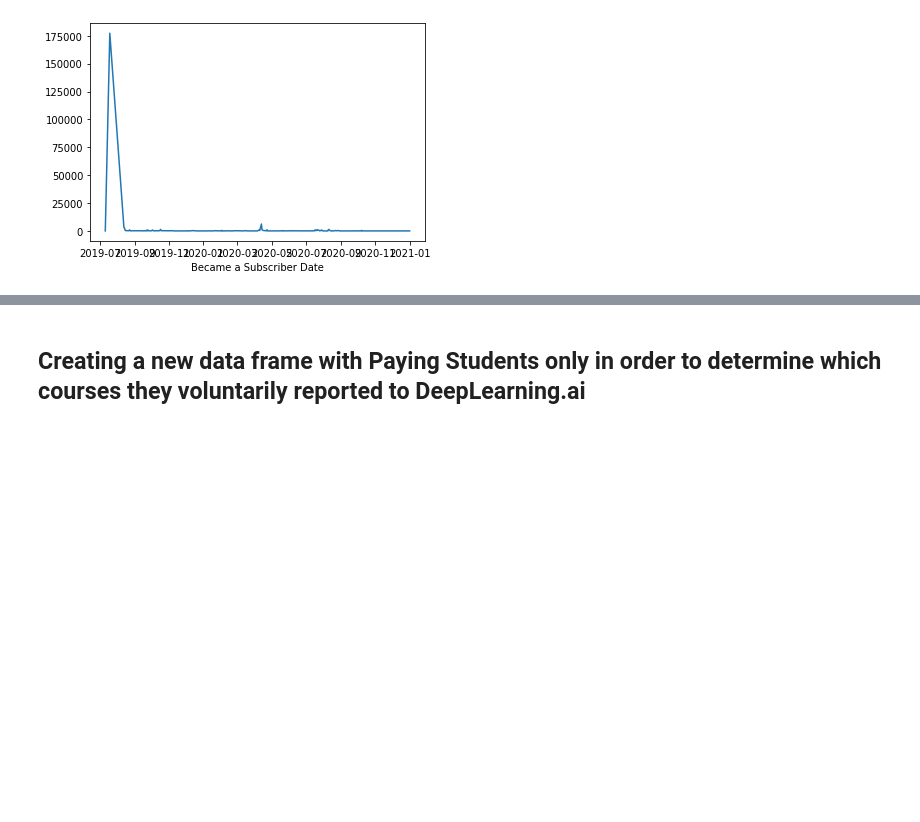
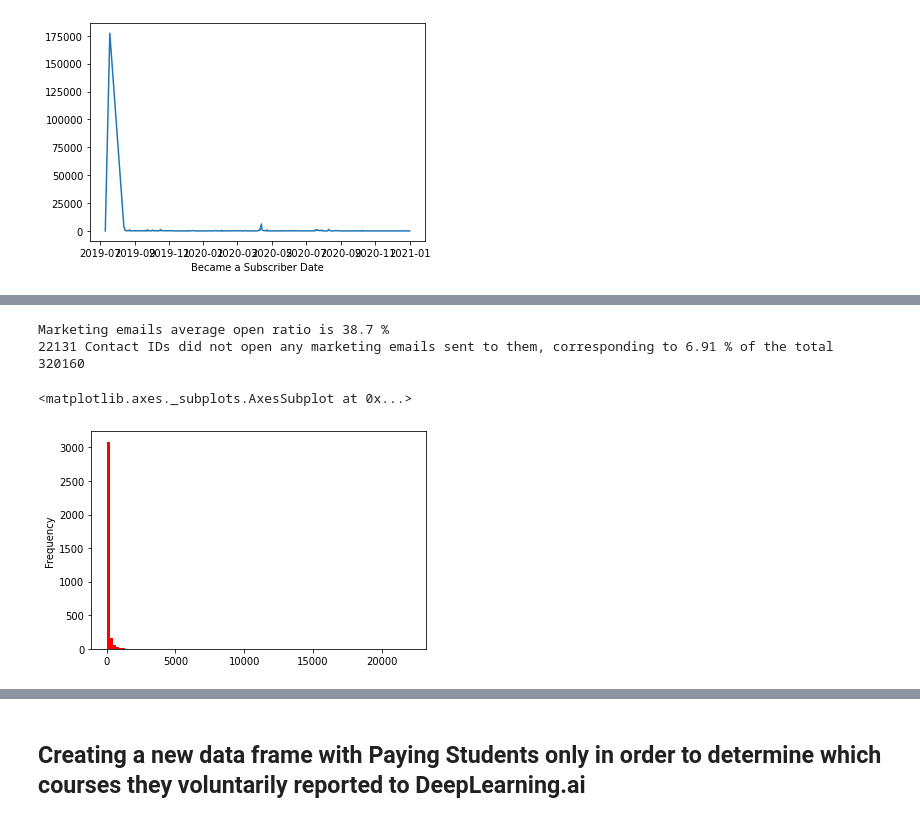
Before and after one commit to lightshifted/DLAI, a Jupyter notebook: eda.ipynb, the cells around one changed output, grey strips where cells are left out. Drawn from its saved outputs; the diff is of its cells as text; code cells hidden in the pictures; blank space fills up the shorter version.

```diff
--- a/eda.ipynb
+++ b/eda.ipynb
@@ -216,0 +307,2 @@ df_hub_spot['Marketing emails clicked'] = df_hub_spot['Marketing emails clicked'
+# %%
+delivered = df_hub_spot[df_hub_spot['Marketing emails delivered'] > 0].copy()
@@ -216,0 +313,2 @@ df_hub_spot['Marketing emails clicked'] = df_hub_spot['Marketing emails clicked'
+# %%
+delivered['Marketing emails open ratio'] = delivered['Marketing emails opened'] / delivered['Marketing emails delivered']
@@ -216,0 +327,13 @@ df_hub_spot['Marketing emails clicked'] = df_hub_spot['Marketing emails clicked'
+# %%
+open_ratio_dist = delivered.groupby(delivered['Marketing emails open ratio'])['Contact ID'].count()
+# %%
+print('Marketing emails average open ratio is', round(100*delivered['Marketing emails open ratio'].mean(),2),"%")
+print(open_ratio_dist[0],'Contact IDs did not open any marketing emails sent to them, corresponding to', round(100*(open_ratio_dist[0]/delivered.shape[0]),2),'% of the total', delivered.shape[0])
+# %% [output]
+Marketing emails average open ratio is 38.7 %
+22131 Contact IDs did not open any marketing emails sent to them, corresponding to 6.91 % of the total 320160
+# %%
+open_ratio_dist.plot(kind='hist',bins=100, cmap='hsv')
+# %% [output]
+<matplotlib.axes._subplots.AxesSubplot at 0x...>
+[figure, added]
```
Also changed, not shown: parts of 36 cells of this notebook.
